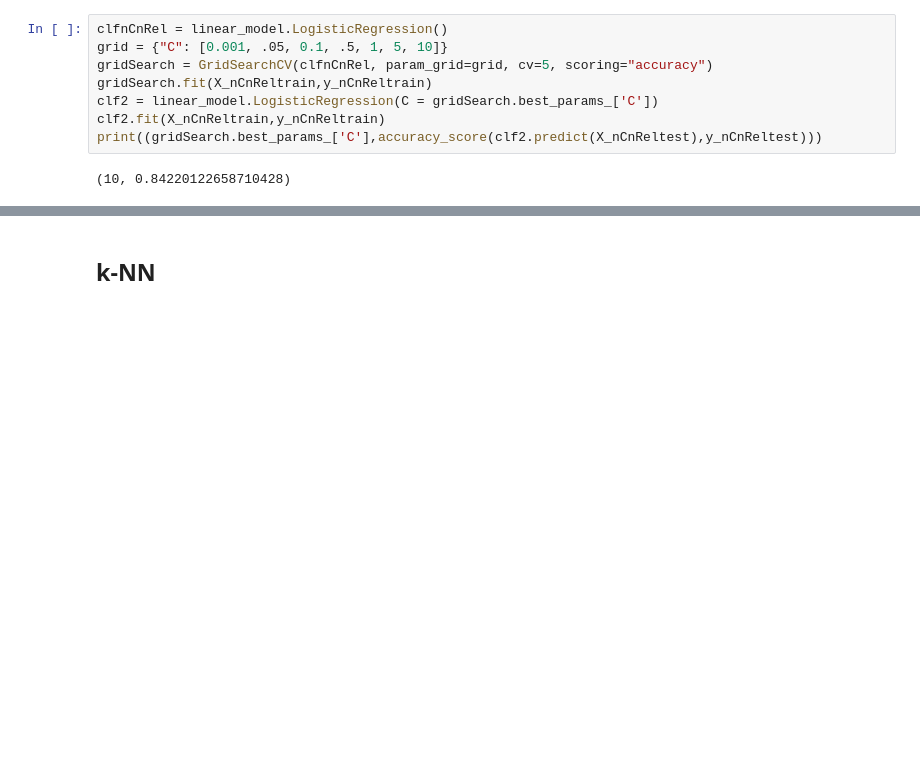
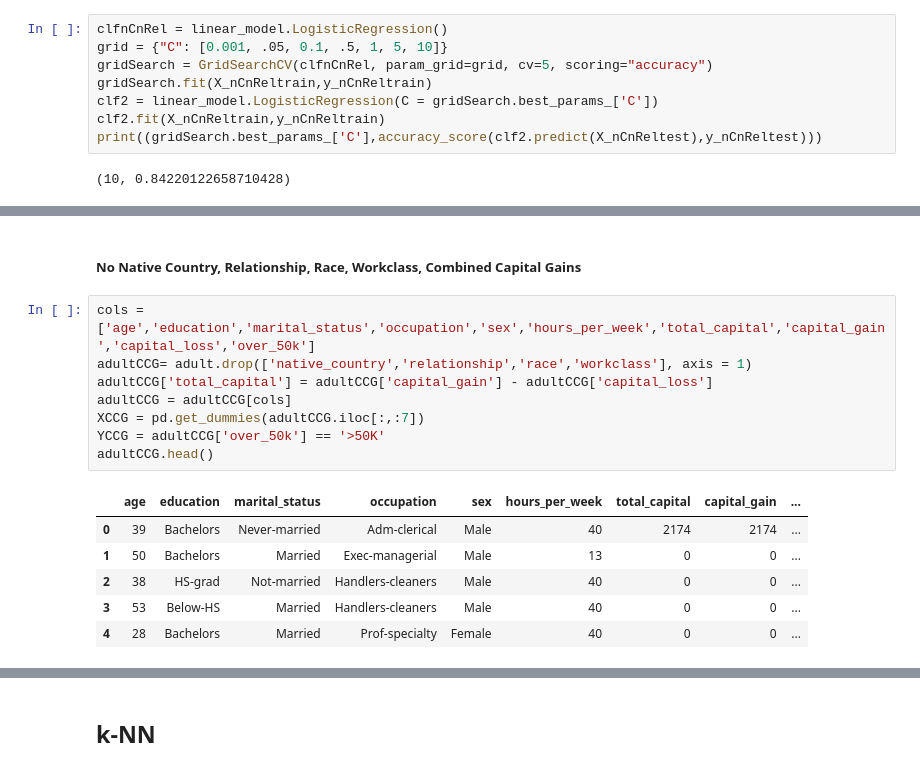
Before and after one commit to kktran/Springboard, a Jupyter notebook: Capstone 1 ML.ipynb, the cells around one changed output, grey strips where cells are left out. Cells and saved outputs as stored; diff of their text form; blank space fills up the shorter version.

```diff
--- a/Capstone 1 ML.ipynb
+++ b/Capstone 1 ML.ipynb
@@ -191,0 +412,17 @@ print((gridSearch.best_params_['C'],accuracy_score(clf2.predict(X_nCnReltest),y_
+# %% [markdown]
+#####  No Native Country, Relationship, Race, Workclass, Combined Capital Gains
+# %%
+cols = ['age','education','marital_status','occupation','sex','hours_per_week','total_capital','capital_gain','capital_loss','over_50k']
+adultCCG= adult.drop(['native_country','relationship','race','workclass'], axis = 1)
+adultCCG['total_capital'] = adultCCG['capital_gain'] - adultCCG['capital_loss']
+adultCCG = adultCCG[cols]
+XCCG = pd.get_dummies(adultCCG.iloc[:,:7])
+YCCG = adultCCG['over_50k'] == '>50K'
+adultCCG.head()
+# %% [output]
+|  | age | education | marital_status | occupation | sex | hours_per_week | total_capital | capital_gain | ... |
+| 0 | 39 | Bachelors | Never-married | Adm-clerical | Male | 40 | 2174 | 2174 | ... |
+| 1 | 50 | Bachelors | Married | Exec-managerial | Male | 13 | 0 | 0 | ... |
+| 2 | 38 | HS-grad | Not-married | Handlers-cleaners | Male | 40 | 0 | 0 | ... |
+| 3 | 53 | Below-HS | Married | Handlers-cleaners | Male | 40 | 0 | 0 | ... |
+| 4 | 28 | Bachelors | Married | Prof-specialty | Female | 40 | 0 | 0 | ... |
```
Also changed, not shown: parts of 62 cells of this notebook.
